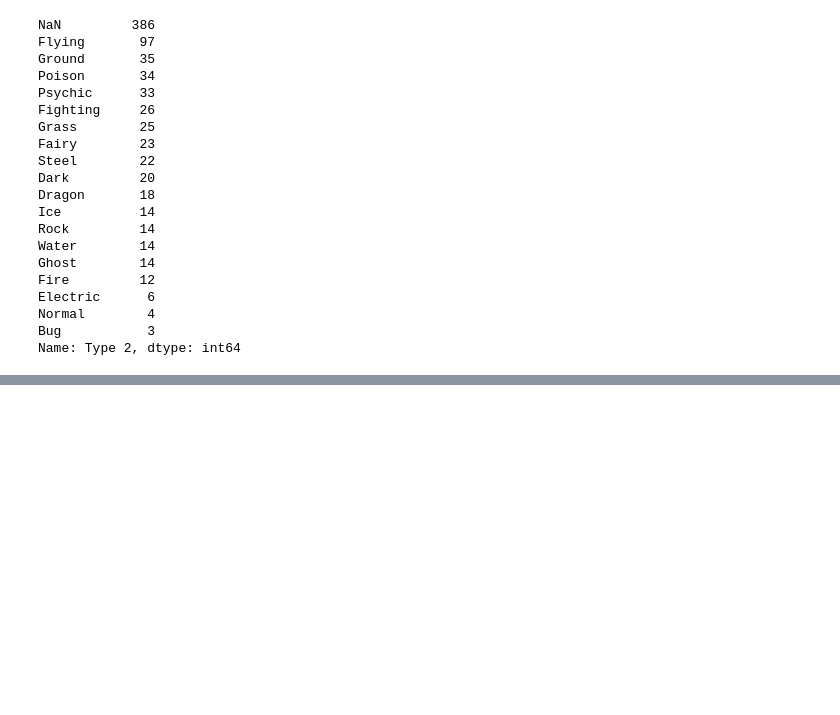
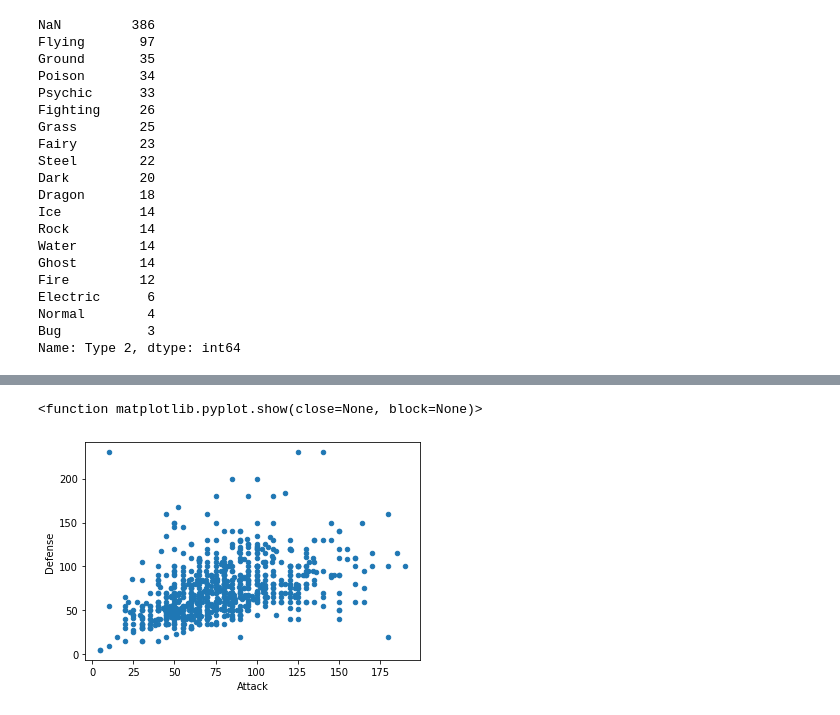
Before and after one commit to Akaya2019/MyDataScienceRep, a Jupyter notebook: dataScienceTutorial.ipynb, the cells around one changed output, grey strips where cells are left out. Saved outputs shown, nothing was run; the diff lists cells and outputs as text; code cells hidden in the pictures; blank space fills up the shorter version.

```diff
--- a/dataScienceTutorial.ipynb
+++ b/dataScienceTutorial.ipynb
@@ -713,0 +794,7 @@ assert 1==1  # return nothing because it is true
+# %%
+# scatter plot
+data1.plot(kind = 'scatter', x = 'Attack', y = 'Defense')
+plt.show
+# %% [output]
+<function matplotlib.pyplot.show(close=None, block=None)>
+[figure, added]
```
Also changed, not shown: parts of 15 cells of this notebook, 1 other file.
